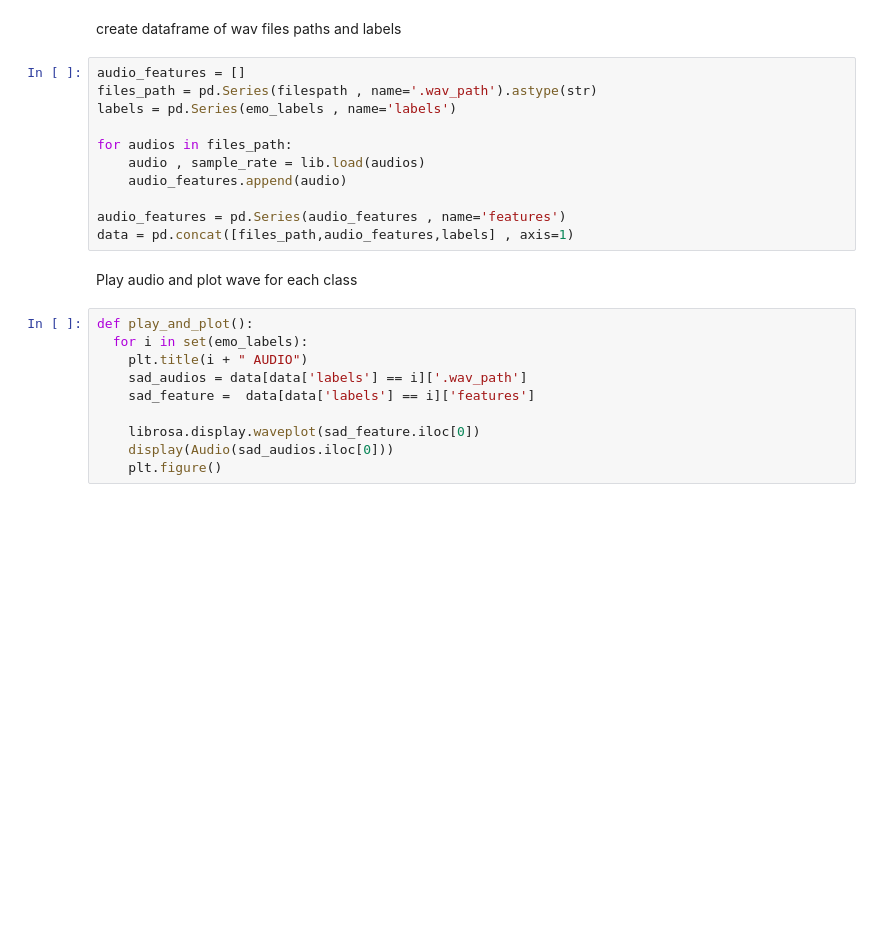
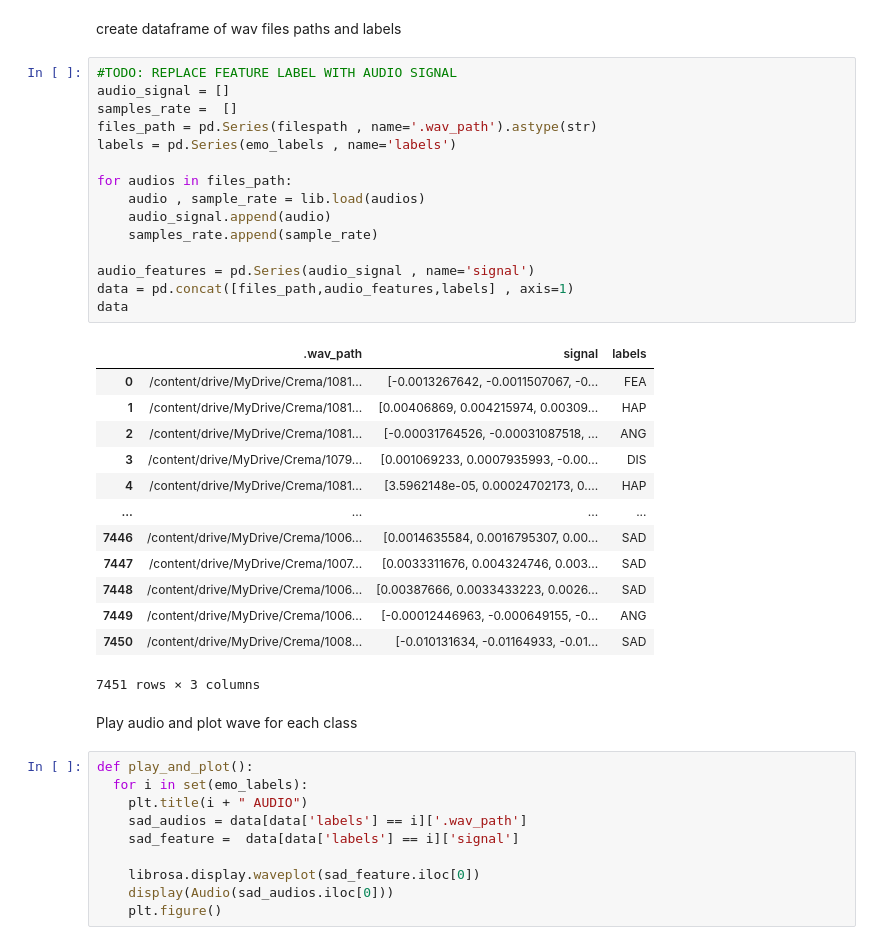
Before and after one commit to ahmedabdelkabier/SER_Pattern_Recognition, a Jupyter notebook: SER.ipynb, the cells around one changed output. Saved outputs shown, nothing was run; the diff lists cells and outputs as text; blank space fills up the shorter version.

```diff
--- a/SER.ipynb
+++ b/SER.ipynb
@@ -27,16 +27,34 @@ set(emo_labels)
 # %% [markdown]
 create dataframe of wav files paths and labels
 # %%
-audio_features = []
+#TODO: REPLACE FEATURE LABEL WITH AUDIO SIGNAL
+audio_signal = []
+samples_rate =  []
 files_path = pd.Series(filespath , name='.wav_path').astype(str)
 labels = pd.Series(emo_labels , name='labels')
 
 for audios in files_path:
     audio , sample_rate = lib.load(audios)
-    audio_features.append(audio)
+    audio_signal.append(audio)
+    samples_rate.append(sample_rate)
 
-audio_features = pd.Series(audio_features , name='features')
+audio_features = pd.Series(audio_signal , name='signal')
 data = pd.concat([files_path,audio_features,labels] , axis=1)
+data
+# %% [output]
+|  | .wav_path | signal | labels |
+| 0 | /content/drive/MyDrive/Crema/1081... | [-0.0013267642, -0.0011507067, -0... | FEA |
+| 1 | /content/drive/MyDrive/Crema/1081... | [0.00406869, 0.004215974, 0.00309... | HAP |
+| 2 | /content/drive/MyDrive/Crema/1081... | [-0.00031764526, -0.00031087518, ... | ANG |
+| 3 | /content/drive/MyDrive/Crema/1079... | [0.001069233, 0.0007935993, -0.00... | DIS |
+| 4 | /content/drive/MyDrive/Crema/1081... | [3.5962148e-05, 0.00024702173, 0.... | HAP |
+| ... | ... | ... | ... |
+| 7446 | /content/drive/MyDrive/Crema/1006... | [0.0014635584, 0.0016795307, 0.00... | SAD |
+| 7447 | /content/drive/MyDrive/Crema/1007... | [0.0033311676, 0.004324746, 0.003... | SAD |
+| 7448 | /content/drive/MyDrive/Crema/1006... | [0.00387666, 0.0033433223, 0.0026... | SAD |
+| 7449 | /content/drive/MyDrive/Crema/1006... | [-0.00012446963, -0.000649155, -0... | ANG |
+| 7450 | /content/drive/MyDrive/Crema/1008... | [-0.010131634, -0.01164933, -0.01... | SAD |
+7451 rows × 3 columns
 # %% [markdown]
 Play audio and plot wave for each class
 # %%
@@ -44,7 +62,7 @@ def play_and_plot():
   for i in set(emo_labels):
     plt.title(i + " AUDIO")
     sad_audios = data[data['labels'] == i]['.wav_path']
-    sad_feature =  data[data['labels'] == i]['features']
+    sad_feature =  data[data['labels'] == i]['signal']
 
     librosa.display.waveplot(sad_feature.iloc[0])
     display(Audio(sad_audios.iloc[0]))
```
Also changed, not shown: parts of 7 cells of this notebook.
